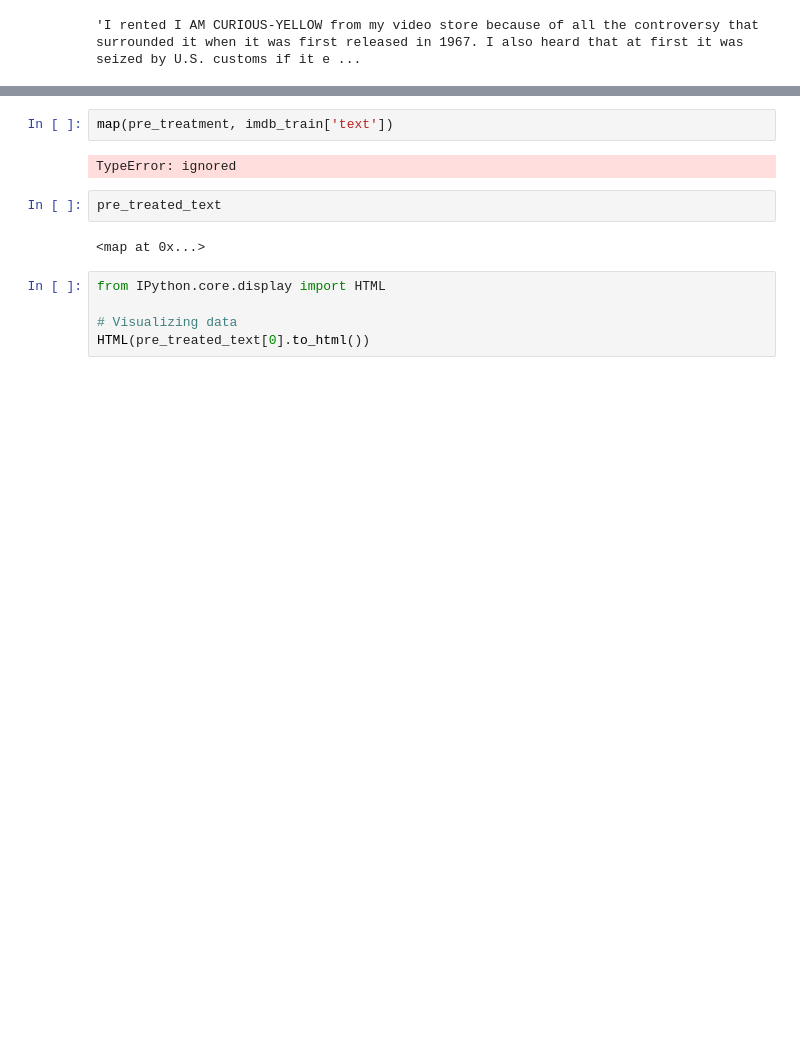
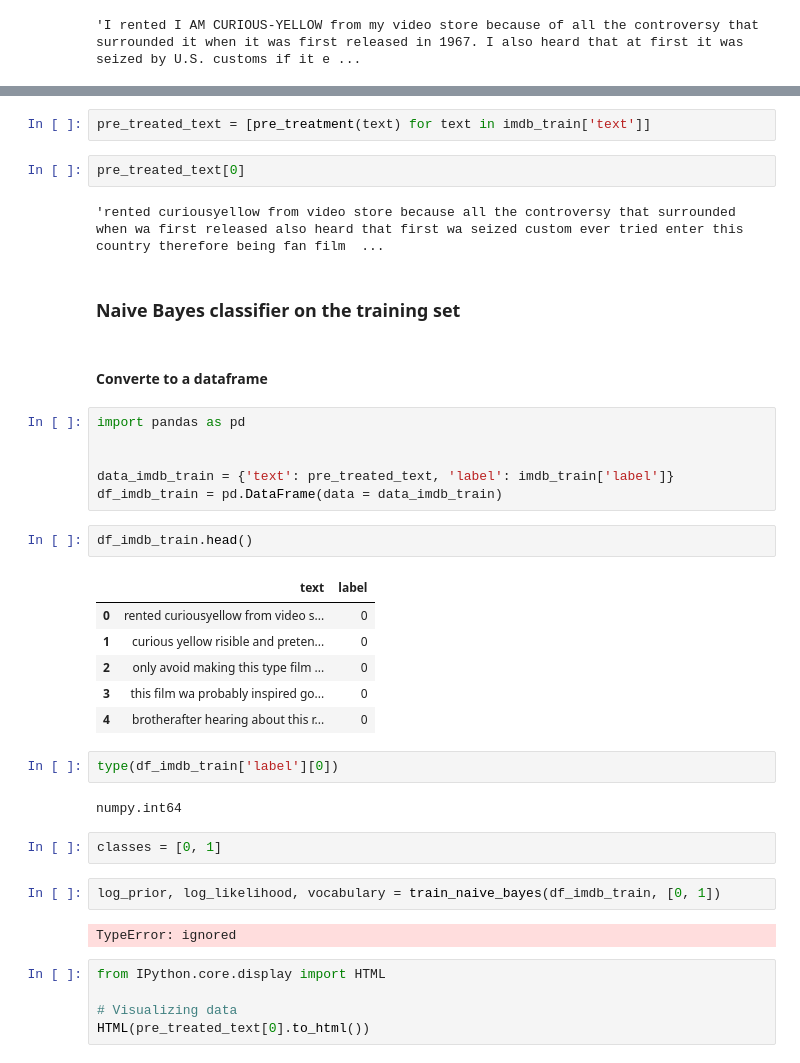
Before and after one commit to christopherdiamana/nlp, a Jupyter notebook: catch_up1.ipynb, the cells around one changed output, grey strips where cells are left out. Drawn from its saved outputs; the diff is of its cells as text; blank space fills up the shorter version.

Commit message:
[UPDATE] To be solve: log likelihood list issue

```diff
--- a/catch_up1.ipynb
+++ b/catch_up1.ipynb
@@ -181,11 +178,38 @@ pre_treatment(imdb_train['text'][0])
 # %%
-map(pre_treatment, imdb_train['text'])
+pre_treated_text = [pre_treatment(text) for text in imdb_train['text']]
-# %% [output]
-TypeError: ignored
 # %%
-pre_treated_text
+pre_treated_text[0]
 # %% [output]
-<map at 0x...>
+'rented curiousyellow from video store because all the controversy that surrounded when wa first released also heard that first wa seized custom ever tried enter this country therefore being fan film  ...
+# %% [markdown]
+### Naive Bayes classifier on the training set
+# %% [markdown]
+#### Converte to a dataframe
+# %%
+import pandas as pd
+
+
+data_imdb_train = {'text': pre_treated_text, 'label': imdb_train['label']}
+df_imdb_train = pd.DataFrame(data = data_imdb_train)
+# %%
+df_imdb_train.head()
+# %% [output]
+|  | text | label |
+| 0 | rented curiousyellow from video s... | 0 |
+| 1 | curious yellow risible and preten... | 0 |
+| 2 | only avoid making this type film ... | 0 |
+| 3 | this film wa probably inspired go... | 0 |
+| 4 | brotherafter hearing about this r... | 0 |
+# %%
+type(df_imdb_train['label'][0])
+# %% [output]
+numpy.int64
+# %%
+classes = [0, 1]
+# %%
+log_prior, log_likelihood, vocabulary = train_naive_bayes(df_imdb_train, [0, 1])
+# %% [output]
+TypeError: ignored
 # %%
 from IPython.core.display import HTML
 
```
Also changed, not shown: parts of 6 cells of this notebook.
